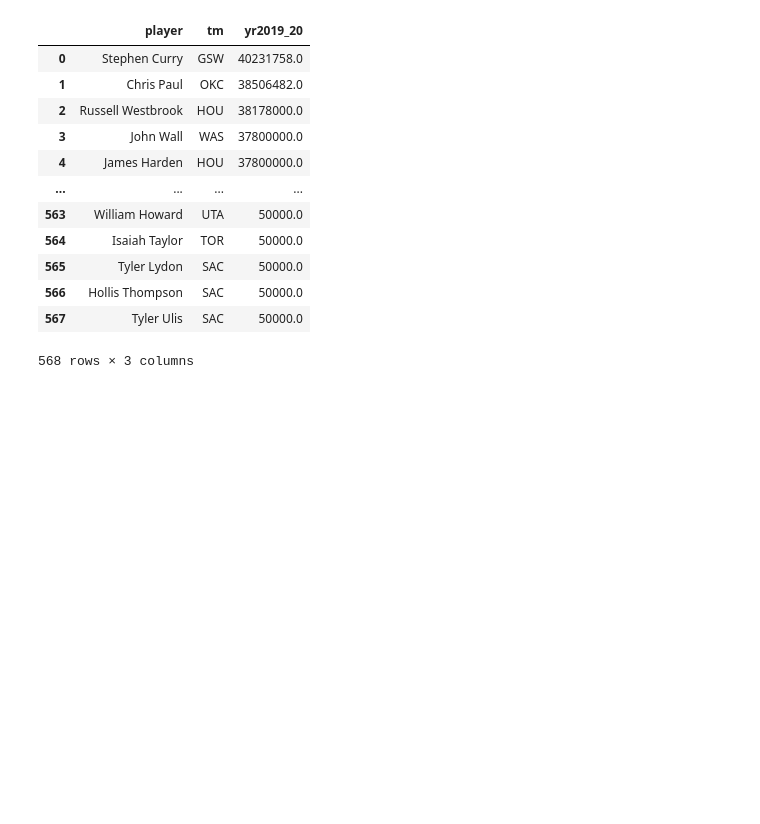
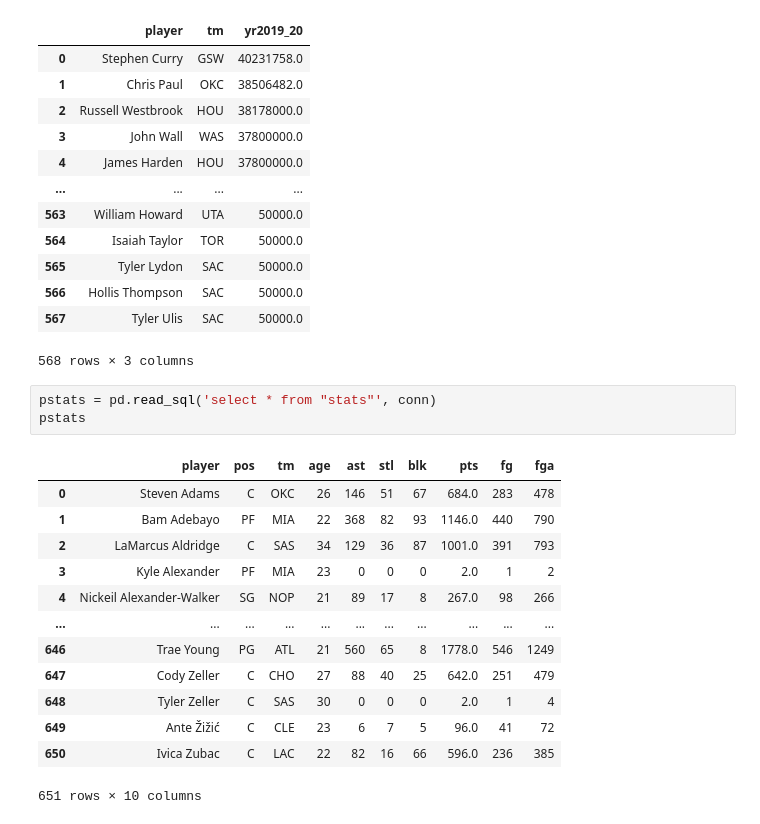
Before and after one commit to HIna-Ahmad/ETL_project, a Jupyter notebook: starter_code.ipynb, the cells around one changed output. Cells and saved outputs as stored; diff of their text form; blank space fills up the shorter version.

```diff
--- a/starter_code.ipynb
+++ b/starter_code.ipynb
@@ -138,3 +138,20 @@ ballers
 | 566 | Hollis Thompson | SAC | 50000.0 |
 | 567 | Tyler Ulis | SAC | 50000.0 |
 568 rows × 3 columns
+# %%
+pstats = pd.read_sql('select * from "stats"', conn)
+pstats
+# %% [output]
+|  | player | pos | tm | age | ast | stl | blk | pts | fg | fga |
+| 0 | Steven Adams | C | OKC | 26 | 146 | 51 | 67 | 684.0 | 283 | 478 |
+| 1 | Bam Adebayo | PF | MIA | 22 | 368 | 82 | 93 | 1146.0 | 440 | 790 |
+| 2 | LaMarcus Aldridge | C | SAS | 34 | 129 | 36 | 87 | 1001.0 | 391 | 793 |
+| 3 | Kyle Alexander | PF | MIA | 23 | 0 | 0 | 0 | 2.0 | 1 | 2 |
+| 4 | Nickeil Alexander-Walker | SG | NOP | 21 | 89 | 17 | 8 | 267.0 | 98 | 266 |
+| ... | ... | ... | ... | ... | ... | ... | ... | ... | ... | ... |
+| 646 | Trae Young | PG | ATL | 21 | 560 | 65 | 8 | 1778.0 | 546 | 1249 |
+| 647 | Cody Zeller | C | CHO | 27 | 88 | 40 | 25 | 642.0 | 251 | 479 |
+| 648 | Tyler Zeller | C | SAS | 30 | 0 | 0 | 0 | 2.0 | 1 | 4 |
+| 649 | Ante Žižić | C | CLE | 23 | 6 | 7 | 5 | 96.0 | 41 | 72 |
+| 650 | Ivica Zubac | C | LAC | 22 | 82 | 16 | 66 | 596.0 | 236 | 385 |
+651 rows × 10 columns
```
Also changed, not shown: parts of 1 cell of this notebook.
